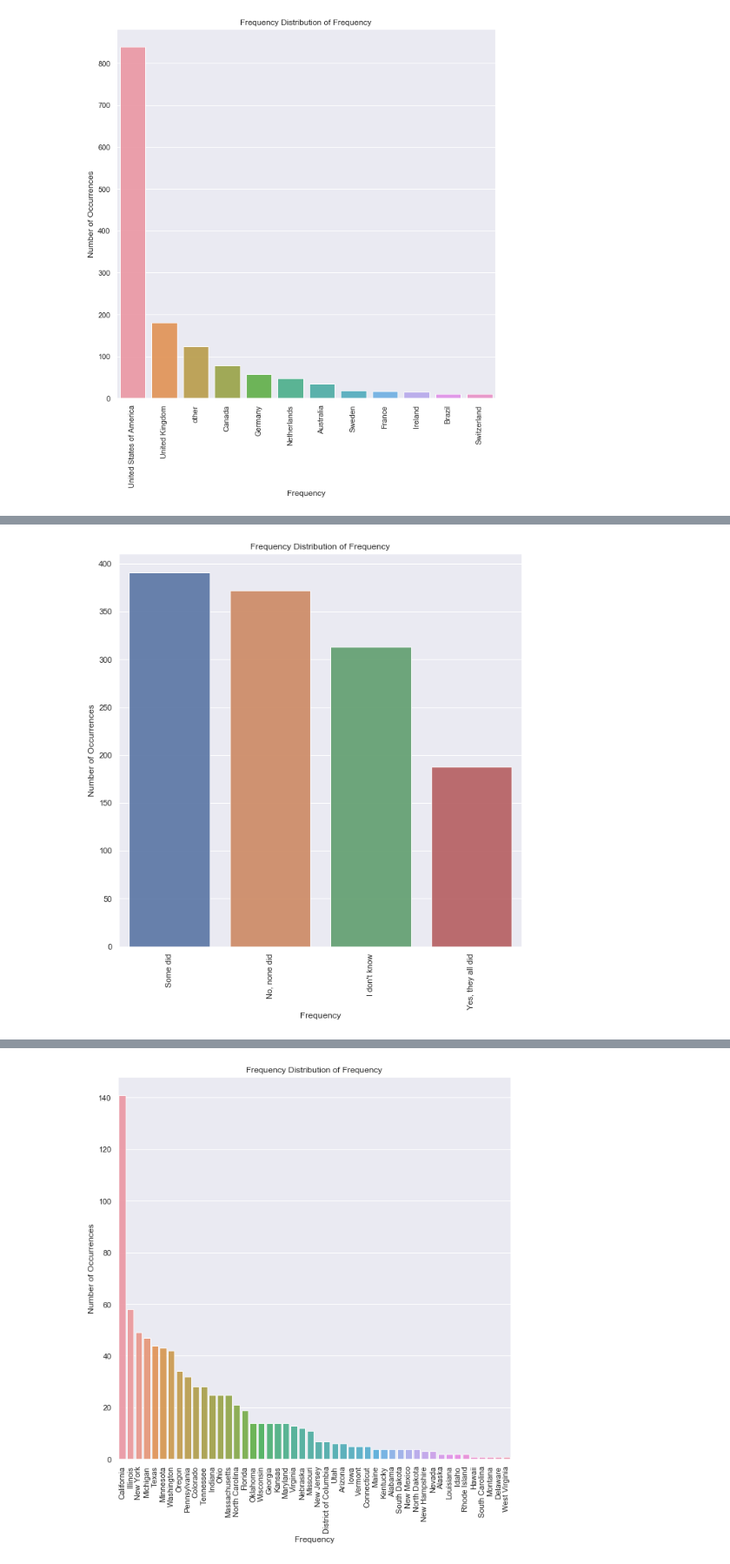
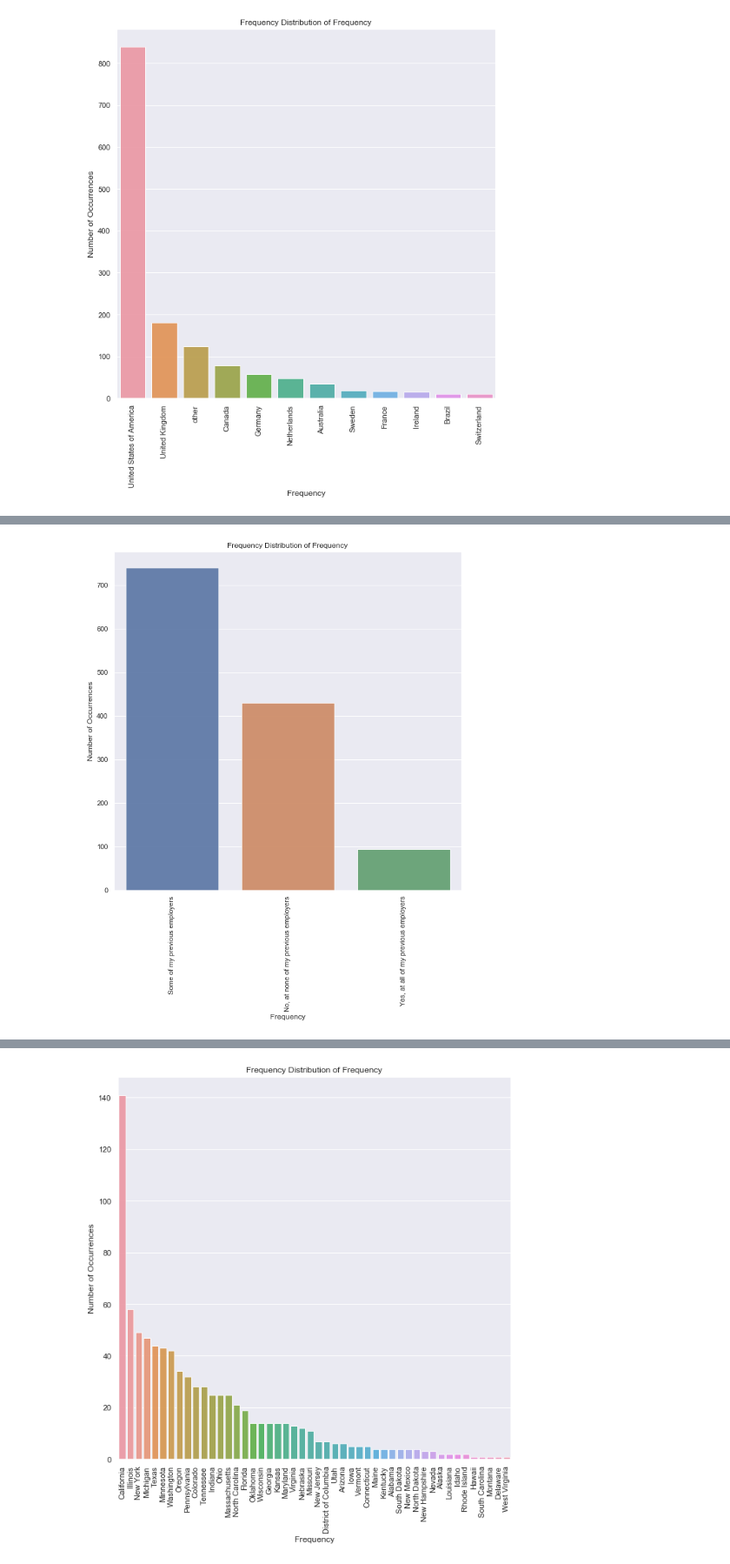
Before and after one commit to flaviacmr/Aprendizagem_Automatica, a Jupyter notebook: AA_201819_Project/AA_201819_Project/AA_201819_Project_FR2.ipynb, the cells around one changed output, grey strips where cells are left out. Shown at 87% size. Drawn from its saved outputs; the diff is of its cells as text; code cells hidden in the pictures.

```diff
--- a/AA_201819_Project/AA_201819_Project/AA_201819_Project_FR2.ipynb
+++ b/AA_201819_Project/AA_201819_Project/AA_201819_Project_FR2.ipynb
@@ -523,9 +523,9 @@ df_mh.head(2)
 | 0 | 0 | 26-100 | 1.0 | NaN | Not eligible for coverage / N/A | NaN | ... |
 | 1 | 0 | 6-25 | 1.0 | NaN | No | Yes | ... |
 # %%
-plot_count('Q26', 'Frequency')
+plot_count('Q33', 'Frequency')
 # %% [output]
-[figure, old version]
+[figure, new version]
 # %%
 df_mh.apply(lambda x: x.mask(x.map(x.value_counts())<3, 'other') if x.name!='C' else x)
 # %%
```
